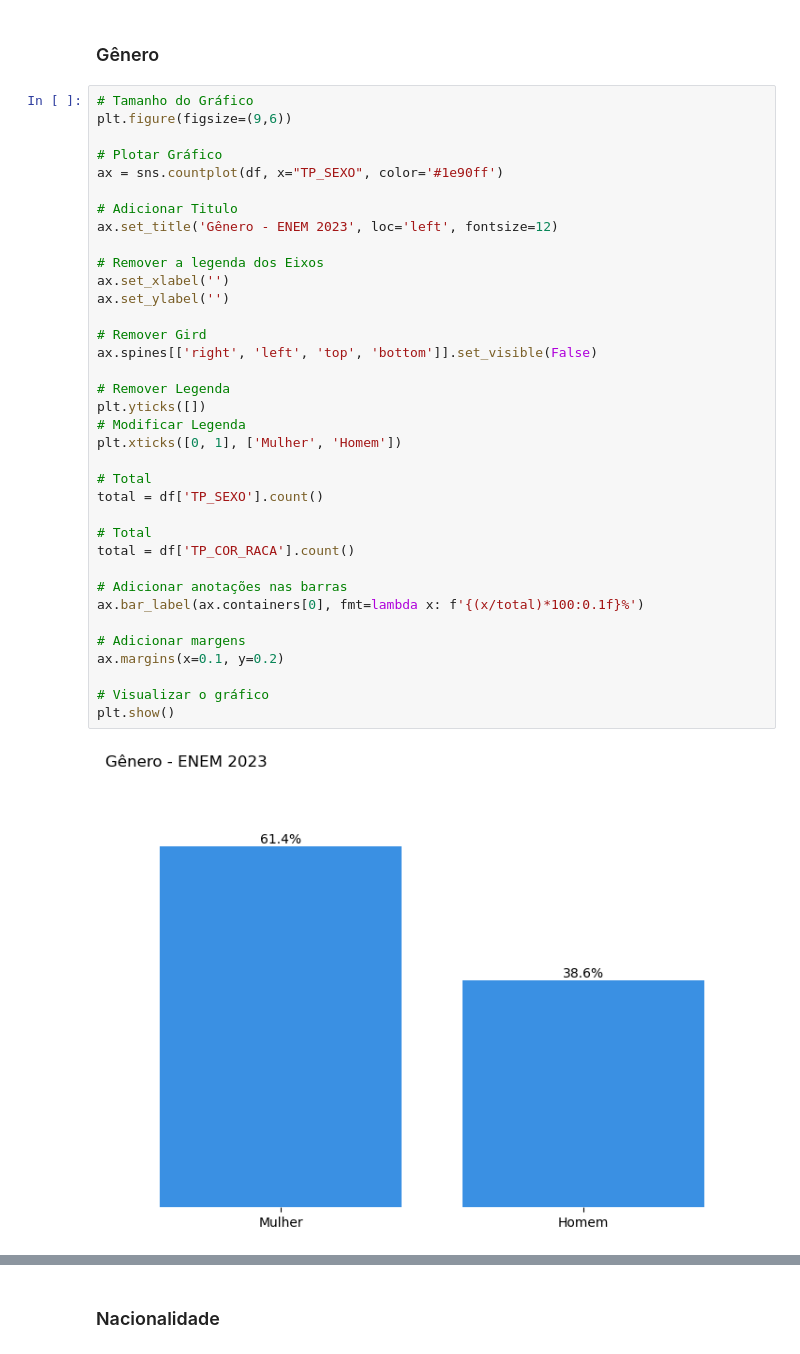
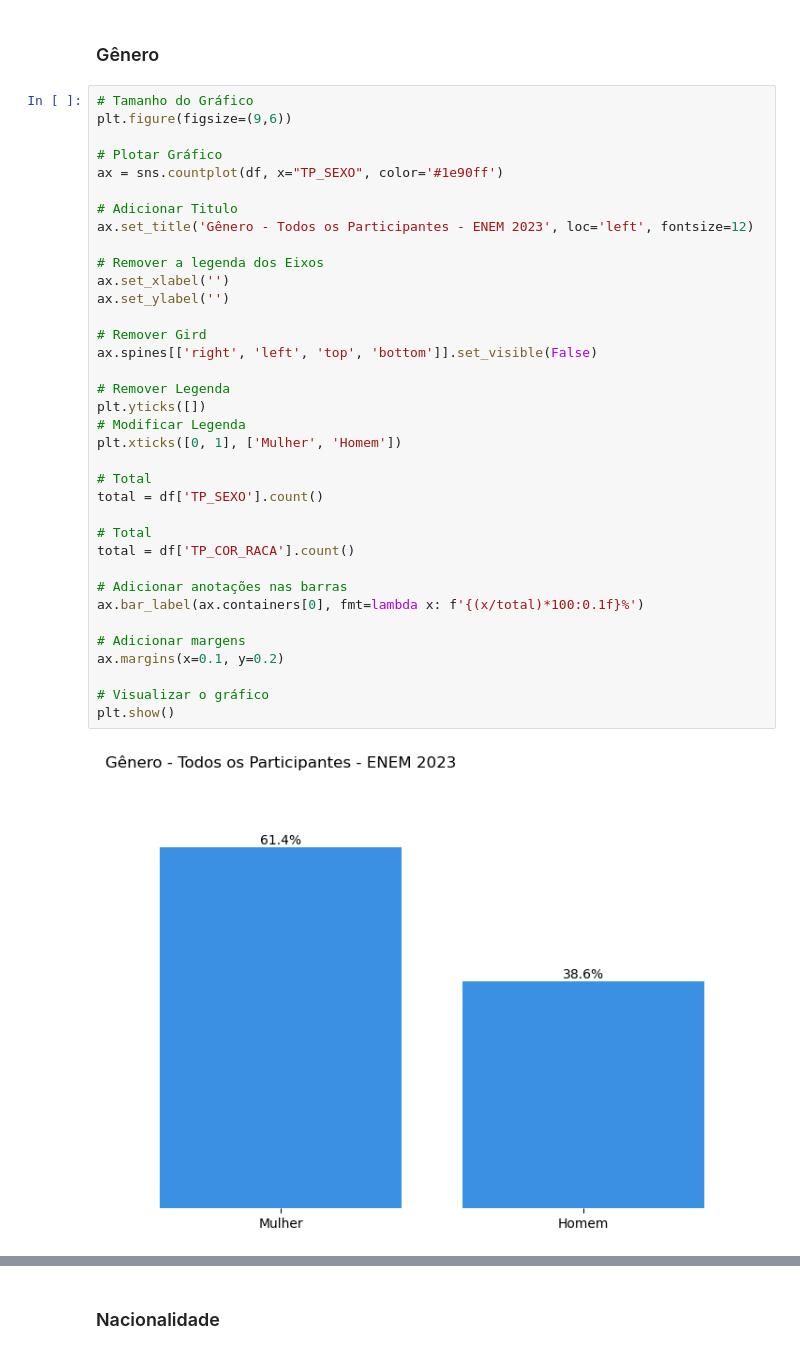
Before and after one commit to gabrielzerraa/EDA-ENEM_2023, a Jupyter notebook: ENEM 2023.ipynb, the cells around one changed output, grey strips where cells are left out. Drawn from its saved outputs; the diff is of its cells as text.

```diff
--- a/ENEM 2023.ipynb
+++ b/ENEM 2023.ipynb
@@ -136,33 +132,33 @@ plt.figure(figsize=(9,6))
 ax = sns.countplot(df, x="TP_SEXO", color='#1e90ff')
 
 # Adicionar Titulo
-ax.set_title('Gênero - ENEM 2023', loc='left', fontsize=12)
+ax.set_title('Gênero - Todos os Participantes - ENEM 2023', loc='left', fontsize=12)
 
 # Remover a legenda dos Eixos
 ax.set_xlabel('')
 ax.set_ylabel('')
 
 # Remover Gird
 ax.spines[['right', 'left', 'top', 'bottom']].set_visible(False)
 
 # Remover Legenda
 plt.yticks([])
 # Modificar Legenda
 plt.xticks([0, 1], ['Mulher', 'Homem'])
 
 # Total
 total = df['TP_SEXO'].count()
 
 # Total
 total = df['TP_COR_RACA'].count()
 
 # Adicionar anotações nas barras
 ax.bar_label(ax.containers[0], fmt=lambda x: f'{(x/total)*100:0.1f}%')
 
 # Adicionar margens
 ax.margins(x=0.1, y=0.2)
 
 # Visualizar o gráfico
 plt.show()
 # %% [output]
-[figure, old version]
+[figure, new version]
```
Also changed, not shown: parts of 54 cells of this notebook.
